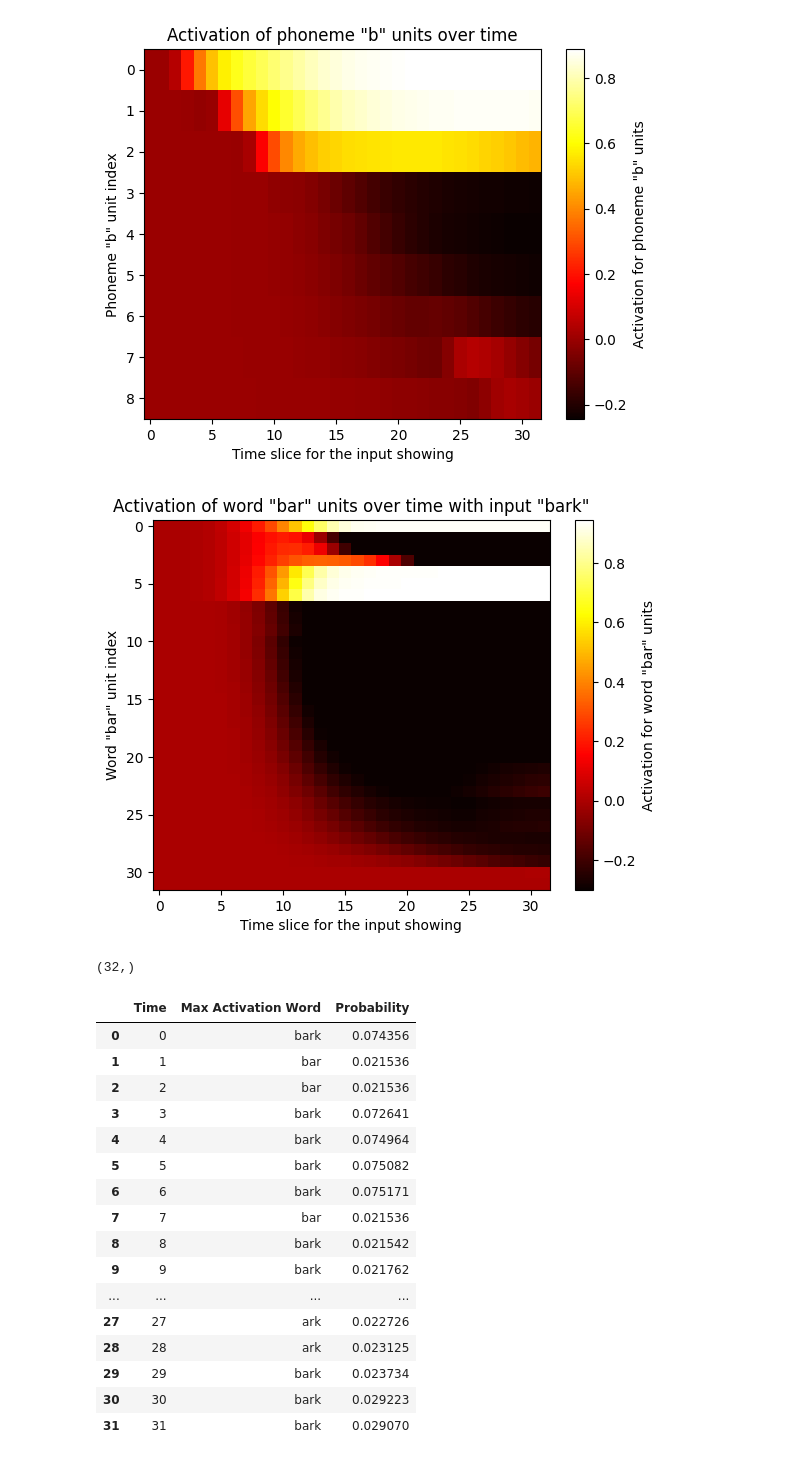
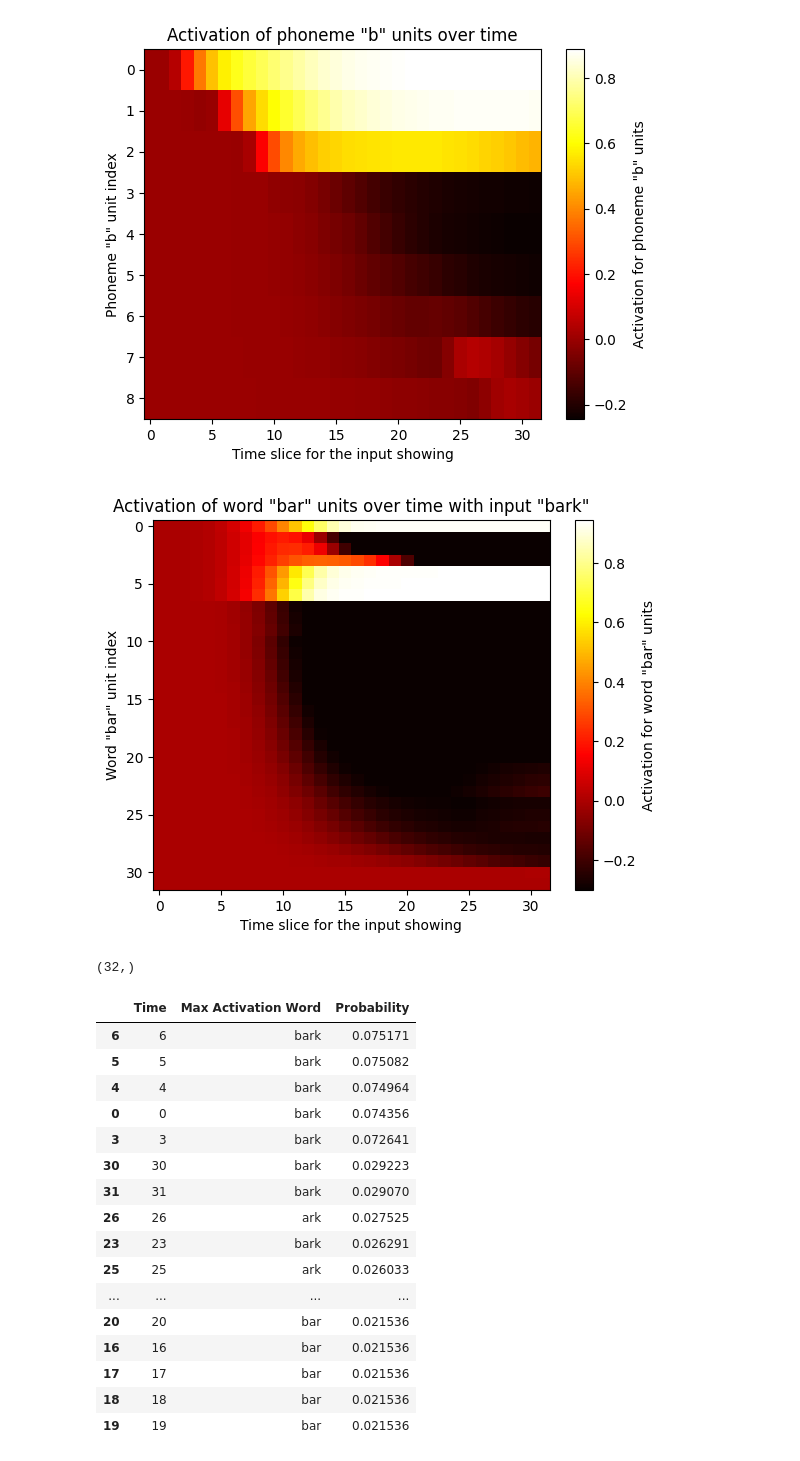
Before and after one commit to gydis/trace-predictive-coding, a Jupyter notebook: sandbox.ipynb, the cells around one changed output. Saved outputs shown, nothing was run; the diff lists cells and outputs as text; code cells hidden in the pictures.

```diff
--- a/sandbox.ipynb
+++ b/sandbox.ipynb
@@ -72,3 +0,0 @@ PHONEMIC_FEATURES = {k: np.array(v, dtype=int) - 1 for k, v in PHONEMIC_FEATURES
-# %%
-input_string = "bark"  # Input string
-slice_num = 11 + 7 * (len(input_string)-1)
@@ -92,4 +0,0 @@ for i in range(slice_num):
-# %%
-feature_values = np.zeros((slice_num, 7, 8), dtype=np.float64) # (time, dimension, value)
-phoneme_values = np.zeros((len(PHONEMES), slice_num // 3 - 1), dtype=np.float64) # (phoneme, number of unit)
-word_values = np.zeros((slice_num, WORDS_NUM), dtype=np.float64) # (time, word)
@@ -288,28 +0,0 @@ def word_layer_update_delta(word_values: np.ndarray,
-# %%
-feature_values_agg = []
-phoneme_values_agg = []
-word_values_agg = []
-for i in range(slice_num):
-
-    # Compute phoneme and word deltas in parallel
-    feature_values_delta, phoneme_values_delta, word_values_delta = Parallel(n_jobs=-1)(
-        [
-            delayed(feature_layer_update_delta)(feature_values, phoneme_values, input_string, i, slice_num),
-            delayed(phoneme_layer_update_delta)(feature_values, phoneme_values, word_values, slice_num),
-            delayed(word_layer_update_delta)(word_values, phoneme_values, slice_num)
-        ]
-    )
-
-    word_values_delta = word_layer_update_delta(word_values, phoneme_values, slice_num)
-
-    feature_values += feature_values_delta
-    feature_values = np.clip(feature_values, L, U)
-    feature_values_agg.append(feature_values.copy())
-
-    phoneme_values += phoneme_values_delta
-    phoneme_values = np.clip(phoneme_values, L, U)
-    phoneme_values_agg.append(phoneme_values.copy())
-
-    word_values += word_values_delta
-    word_values = np.clip(word_values, L, U)
-    word_values_agg.append(word_values.copy())
@@ -316,3 +3,5 @@ for i in range(slice_num):
+# %%
+feature_values_agg, phoneme_values_agg, word_values_agg = trace("bark")
 # %%
 # Make a visualization of feature activations over time, choosing units responding to the first phoneme 'b'
 avg_b_responses = np.zeros((slice_num, slice_num), dtype=np.float64)
@@ -350,45 +39,46 @@ plt.show()
 # %%
 word_responses = np.zeros((slice_num, word_values.shape[0]), dtype=np.float64)
 word = "bar"
 for t in range(slice_num):
     word_vals = word_values_agg[t]
     word_responses[t] = word_vals[:, WORD_TO_IND[word]]
 plt.figure()
 plt.imshow(word_responses.T, aspect='auto', cmap='hot')
 plt.colorbar(label=f'Activation for word "{word}" units')
 plt.ylabel(f'Word "{word}" unit index')
 plt.xlabel('Time slice for the input showing')
 plt.title(f'Activation of word "{word}" units over time with input "{input_string}"')
 plt.show()
 
 max_activation_word_indices = np.argmax(word_values_agg[-1], axis=1)
 activations = []
 for i in range(slice_num):
     activations.append(word_values_agg[-1][i, max_activation_word_indices[i]])
 activations = np.array(activations)
 probs = np.exp(activations) / np.sum(np.exp(activations))
 print(probs.shape)
 words = [KNOWN_WORDS[idx] for idx in max_activation_word_indices]
 time = list(range(slice_num))
 words_df = pd.DataFrame({'Time': time, 'Max Activation Word': words, 'Probability': probs})
+words_df = words_df.sort_values(by='Probability', ascending=False)
 words_df
 # %% [output]
 [figure]
 (32,)
 |  | Time | Max Activation Word | Probability |
+| 6 | 6 | bark | 0.075171 |
+| 5 | 5 | bark | 0.075082 |
+| 4 | 4 | bark | 0.074964 |
 | 0 | 0 | bark | 0.074356 |
-| 1 | 1 | bar | 0.021536 |
-| 2 | 2 | bar | 0.021536 |
 | 3 | 3 | bark | 0.072641 |
-| 4 | 4 | bark | 0.074964 |
-| 5 | 5 | bark | 0.075082 |
-| 6 | 6 | bark | 0.075171 |
-| 7 | 7 | bar | 0.021536 |
-| 8 | 8 | bark | 0.021542 |
-| 9 | 9 | bark | 0.021762 |
-| ... | ... | ... | ... |
-| 27 | 27 | ark | 0.022726 |
-| 28 | 28 | ark | 0.023125 |
-| 29 | 29 | bark | 0.023734 |
 | 30 | 30 | bark | 0.029223 |
 | 31 | 31 | bark | 0.029070 |
+| 26 | 26 | ark | 0.027525 |
+| 23 | 23 | bark | 0.026291 |
+| 25 | 25 | ark | 0.026033 |
+| ... | ... | ... | ... |
+| 20 | 20 | bar | 0.021536 |
+| 16 | 16 | bar | 0.021536 |
+| 17 | 17 | bar | 0.021536 |
+| 18 | 18 | bar | 0.021536 |
+| 19 | 19 | bar | 0.021536 |
```
Also changed, not shown: parts of 13 cells of this notebook, 3 other files.
